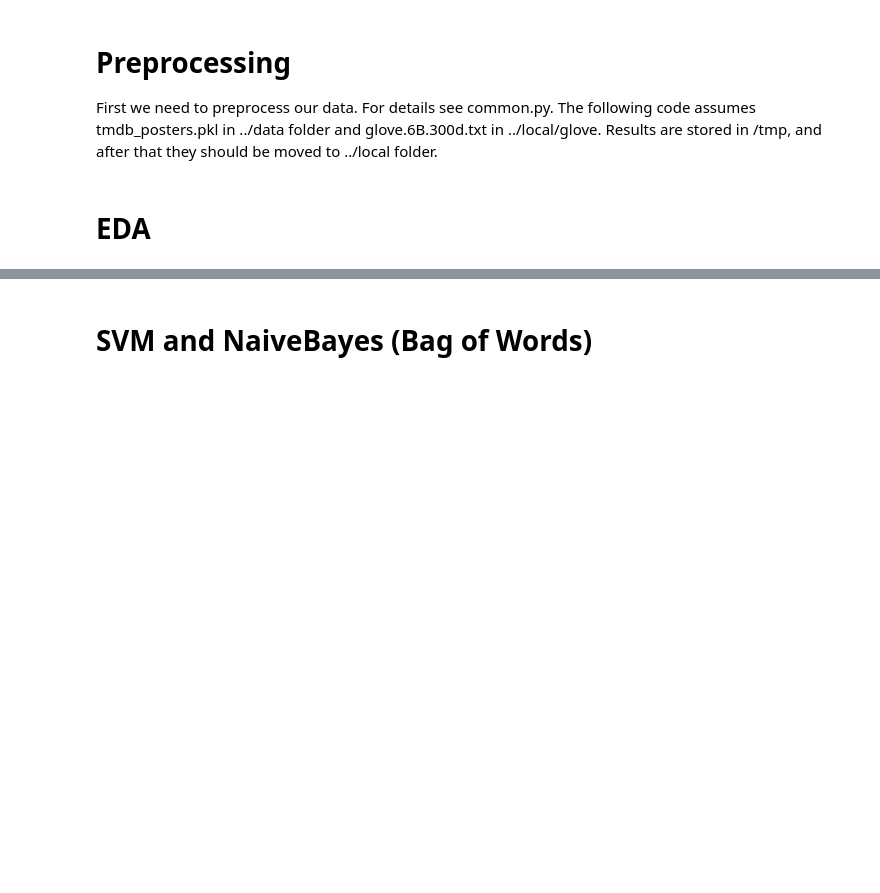
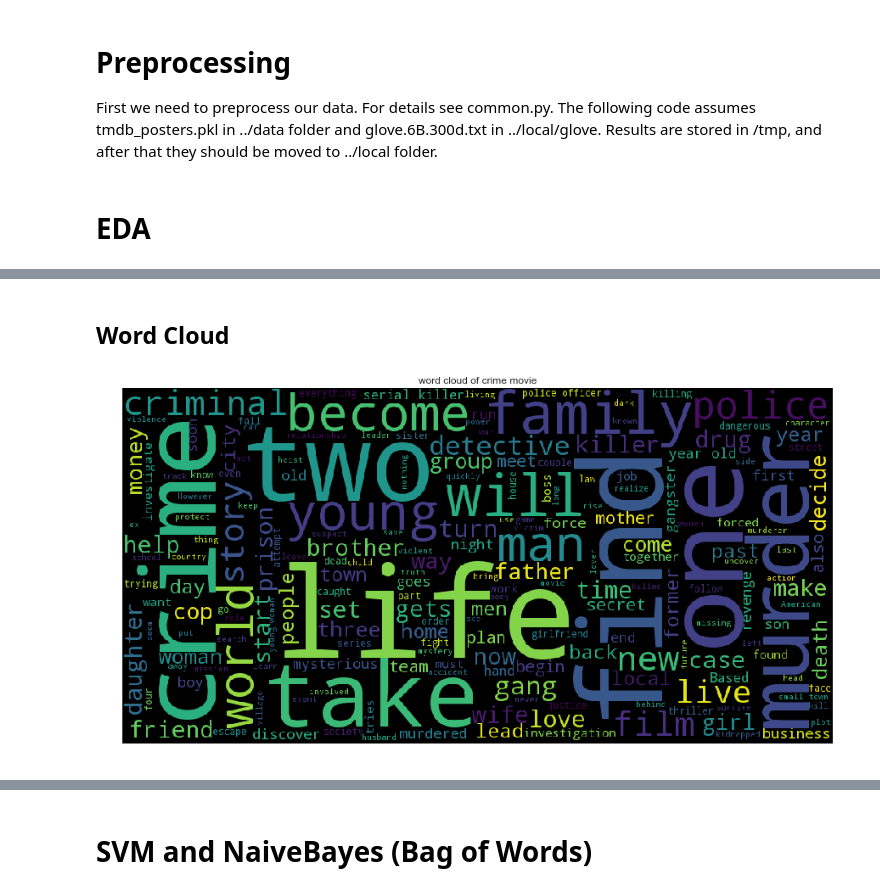
Before and after one commit to xuwd11/Movie_Classification, a Jupyter notebook: DeepLearning/Project.ipynb, the cells around one changed output, grey strips where cells are left out. Saved outputs shown, nothing was run; the diff lists cells and outputs as text; code cells hidden in the pictures; blank space fills up the shorter version.

```diff
--- a/DeepLearning/Project.ipynb
+++ b/DeepLearning/Project.ipynb
@@ -164,0 +268,13 @@ def report(Y_true, Y_pred):
+# %% [markdown]
+## Word Cloud
+# %%
+description_crime = np.array([m['overview'] for m in tmdb_all if 4 in m['genre_ids']])
+# %%
+from wordcloud import WordCloud
+wordcloud = WordCloud(width = 1000, height = 500).generate(''.join(description_crime));
+plt.figure(figsize=(15,8));
+plt.imshow(wordcloud);
+plt.title('word cloud of crime movie')
+plt.axis('off');
+# %% [output]
+[figure, added]
```
Also changed, not shown: parts of 17 cells of this notebook.
